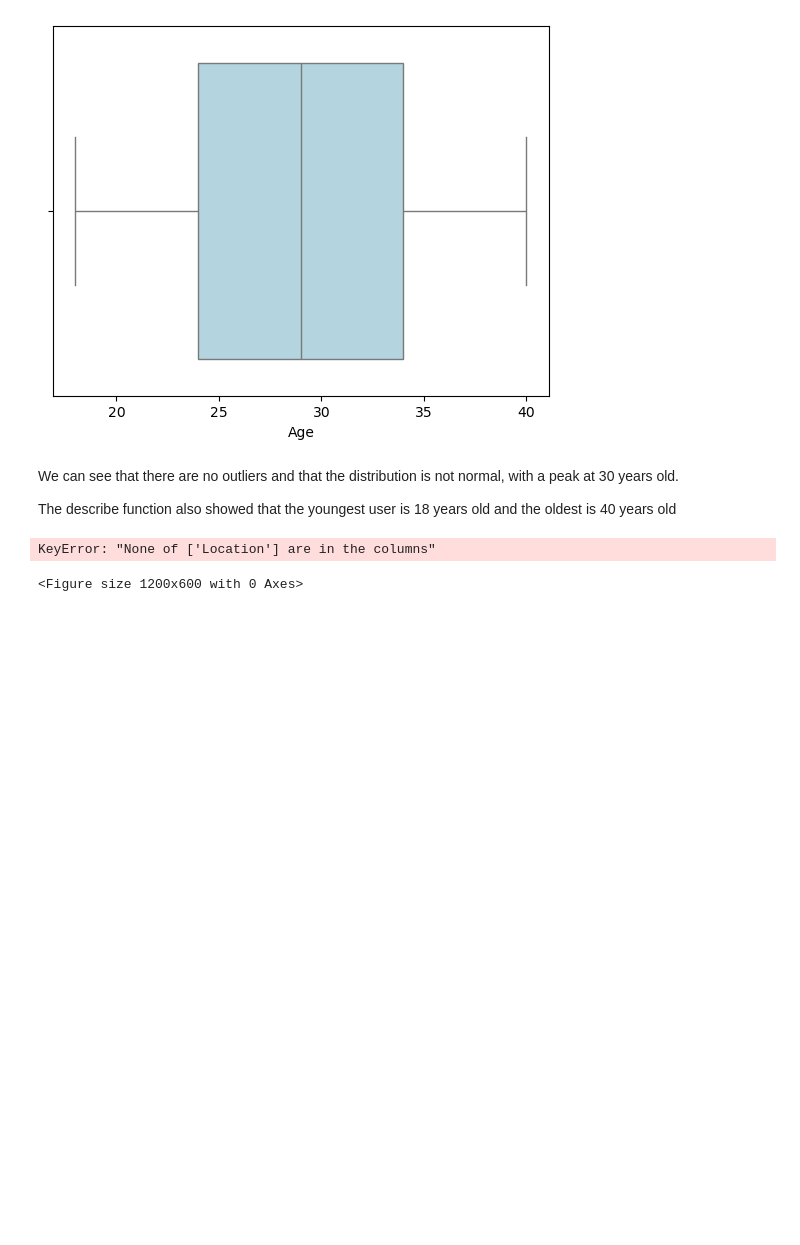
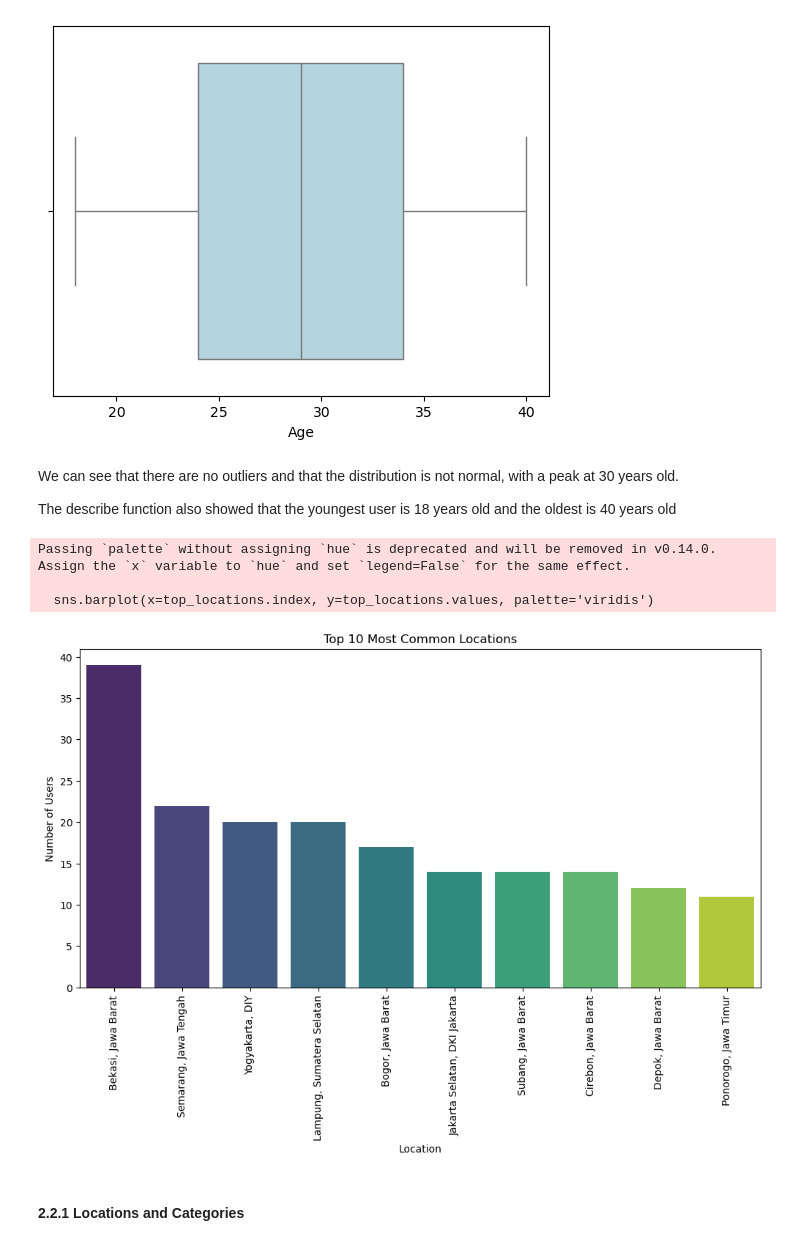
Before and after one commit to FloraFo/Python-Scripts, a Jupyter notebook: Preserving Heritage and Enhancing Tourism with AI/notebooks/Capstone2_PreservingHeritage.ipynb, the cells around one changed output. Cells and saved outputs as stored; diff of their text form; code cells hidden in the pictures; blank space fills up the shorter version.

```diff
--- a/Preserving Heritage and Enhancing Tourism with AI/notebooks/Capstone2_PreservingHeritage.ipynb
+++ b/Preserving Heritage and Enhancing Tourism with AI/notebooks/Capstone2_PreservingHeritage.ipynb
@@ -593,7 +445,7 @@ and develop a recommendation engine that will help tourists visit their places o
 # %%
 import os
 # Define paths for the second part of the project
-
+base_dir = os.path.abspath(os.path.join(os.getcwd(), ".."))  # Go up one level from 'notebooks'
 data_dir = os.path.join(base_dir, "data", "Part 2") #TODO: Change this to the correct path for Part 2 data
 #data_dir = r'C:\Users\filom\OneDrive\Documents\Formations\CalTech\Courses\05. Capstone\Projects\Capstone2\Dataset\Part 2'
 
@@ -787,15 +641,20 @@ sns.boxplot(x=users_df['Age'], color='lightblue')
 We can see that there are no outliers and that the distribution is not normal, with a peak at 30 years old.
 
 The describe function also showed that the youngest user is 18 years old and the oldest is 40 years old
-# %%
-# Plot location distribution
-plt.figure(figsize=(12, 6))
-sns.heatmap(users_df['Location'].value_counts().reset_index().rename(columns={'index': 'Location', 'Location': 'Count'}).set_index('Location').T, annot=True, fmt='d', cmap='Blues')
-plt.title('Location Distribution of Users')
-plt.xlabel('Location')
-plt.ylabel('Count')
-plt.xticks(rotation=45)
-plt.show()
-# %% [output]
-KeyError: "None of ['Location'] are in the columns"
-<Figure size 1200x600 with 0 Axes>
+# %%
+# Plot distribution of top 10 most common Locations
+plt.figure(figsize=(12, 6))
+top_locations = users_df['Location'].value_counts().head(10)
+sns.barplot(x=top_locations.index, y=top_locations.values, palette='viridis')
+plt.title('Top 10 Most Common Locations')
+plt.xlabel('Location')
+plt.ylabel('Number of Users')
+plt.xticks(rotation=90)
+plt.show()
+# %% [output]
+Passing `palette` without assigning `hue` is deprecated and will be removed in v0.14.0. Assign the `x` variable to `hue` and set `legend=False` for the same effect.
+
+  sns.barplot(x=top_locations.index, y=top_locations.values, palette='viridis')
+[figure, added]
+# %% [markdown]
+#### 2.2.1 Locations and Categories
```
Also changed, not shown: parts of 38 cells of this notebook, 2 other files.
